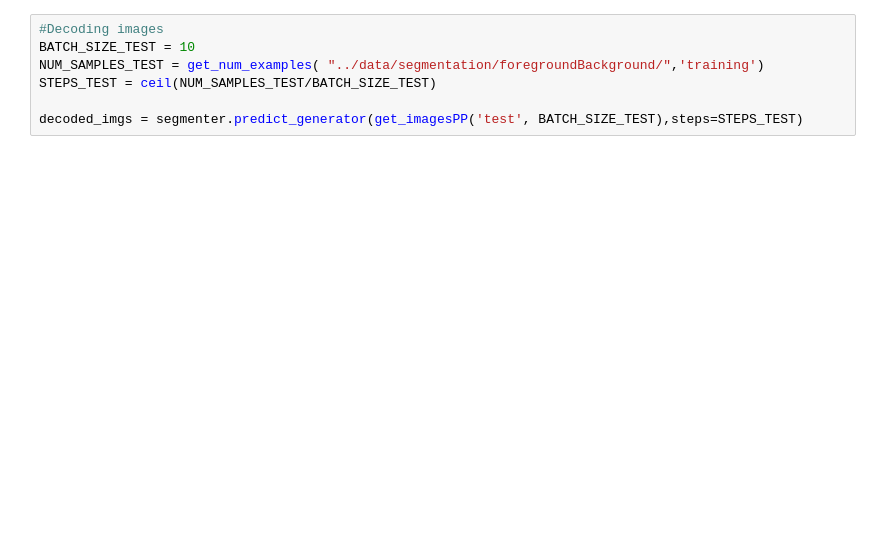
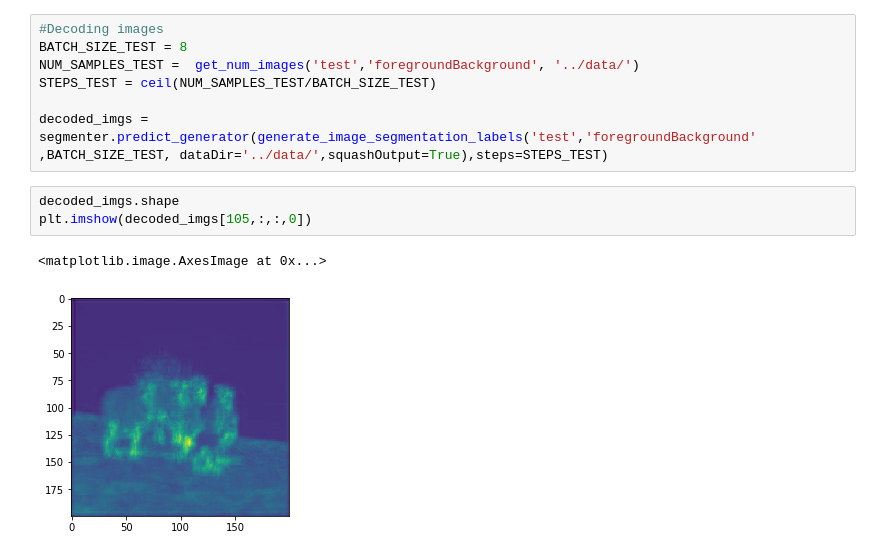
Before and after one commit to RushilDaya/DeepVision, a Jupyter notebook: scripts/03_segmentation_prototype.ipynb, the cells around one changed output. Cells and saved outputs as stored; diff of their text form; blank space fills up the shorter version.

```diff
--- a/scripts/03_segmentation_prototype.ipynb
+++ b/scripts/03_segmentation_prototype.ipynb
@@ -163,7 +170,13 @@ plot_reconstructionPP(decoded_imgs, "../data/segmentation/foregroundBackground/"
 # %%
 #Decoding images
-BATCH_SIZE_TEST = 10
-NUM_SAMPLES_TEST = get_num_examples( "../data/segmentation/foregroundBackground/",'training')
+BATCH_SIZE_TEST = 8
+NUM_SAMPLES_TEST =  get_num_images('test','foregroundBackground', '../data/')
 STEPS_TEST = ceil(NUM_SAMPLES_TEST/BATCH_SIZE_TEST)
 
-decoded_imgs = segmenter.predict_generator(get_imagesPP('test', BATCH_SIZE_TEST),steps=STEPS_TEST)
+decoded_imgs = segmenter.predict_generator(generate_image_segmentation_labels('test','foregroundBackground' ,BATCH_SIZE_TEST, dataDir='../data/',squashOutput=True),steps=STEPS_TEST)
+# %%
+decoded_imgs.shape
+plt.imshow(decoded_imgs[105,:,:,0])
+# %% [output]
+<matplotlib.image.AxesImage at 0x...>
+[figure, added]
```
Also changed, not shown: parts of 13 cells of this notebook, 5 other files.
